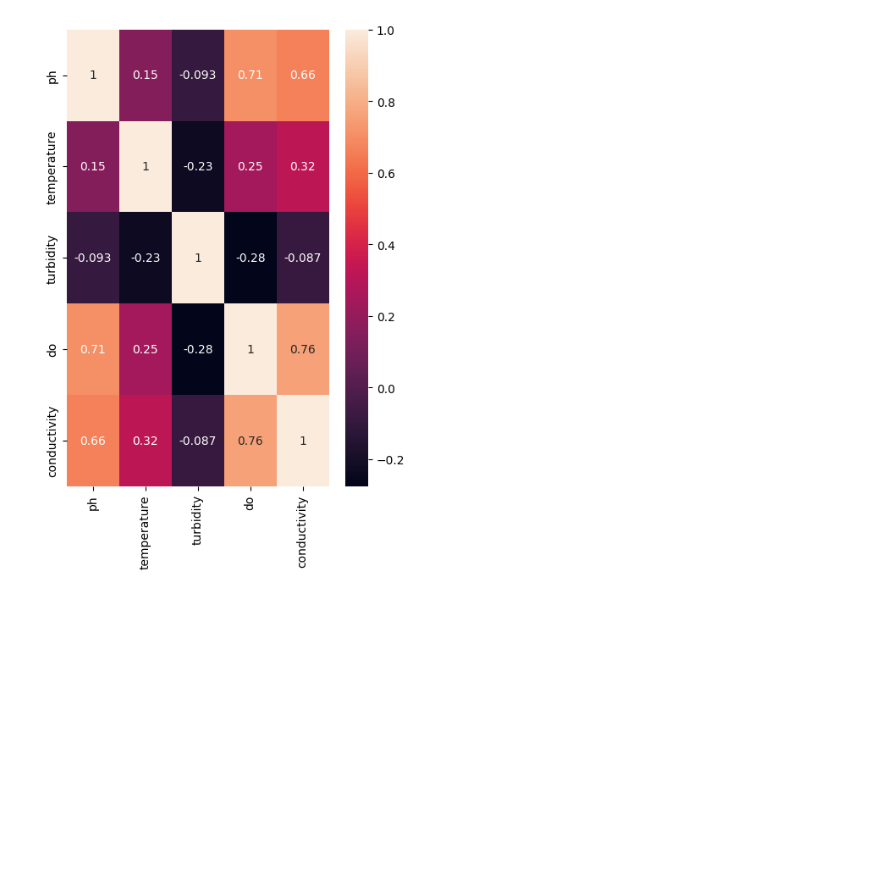
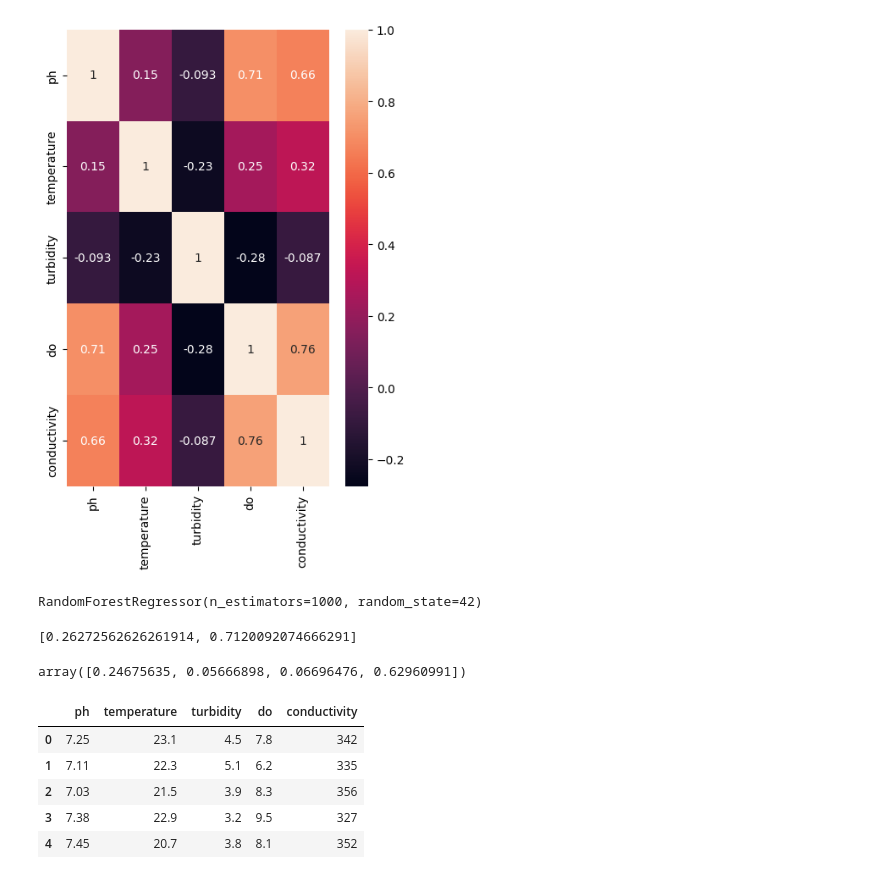
Before and after one commit to jotasaraiva/water-quality-testing, a Jupyter notebook: eda.ipynb, the cells around one changed output. Drawn from its saved outputs; the diff is of its cells as text; code cells hidden in the pictures; blank space fills up the shorter version.

Commit message:
Adds random forest model

```diff
--- a/eda.ipynb
+++ b/eda.ipynb
@@ -114,0 +122,5 @@ plt.show()
+# %%
+rf = RandomForestRegressor(n_estimators=1000, random_state=42)
+rf.fit(x_train, y_train)
+# %% [output]
+RandomForestRegressor(n_estimators=1000, random_state=42)
@@ -114,0 +129,18 @@ plt.show()
+# %%
+errors = [mean_absolute_error(y_test, y_pred), r2_score(y_test, y_pred)]
+errors
+# %% [output]
+[0.26272562626261914, 0.7120092074666291]
+# %%
+rf.feature_importances_
+# %% [output]
+array([0.24675635, 0.05666898, 0.06696476, 0.62960991])
+# %%
+df.head()
+# %% [output]
+|  | ph | temperature | turbidity | do | conductivity |
+| 0 | 7.25 | 23.1 | 4.5 | 7.8 | 342 |
+| 1 | 7.11 | 22.3 | 5.1 | 6.2 | 335 |
+| 2 | 7.03 | 21.5 | 3.9 | 8.3 | 356 |
+| 3 | 7.38 | 22.9 | 3.2 | 9.5 | 327 |
+| 4 | 7.45 | 20.7 | 3.8 | 8.1 | 352 |
```
Also changed, not shown: parts of 4 cells of this notebook.
